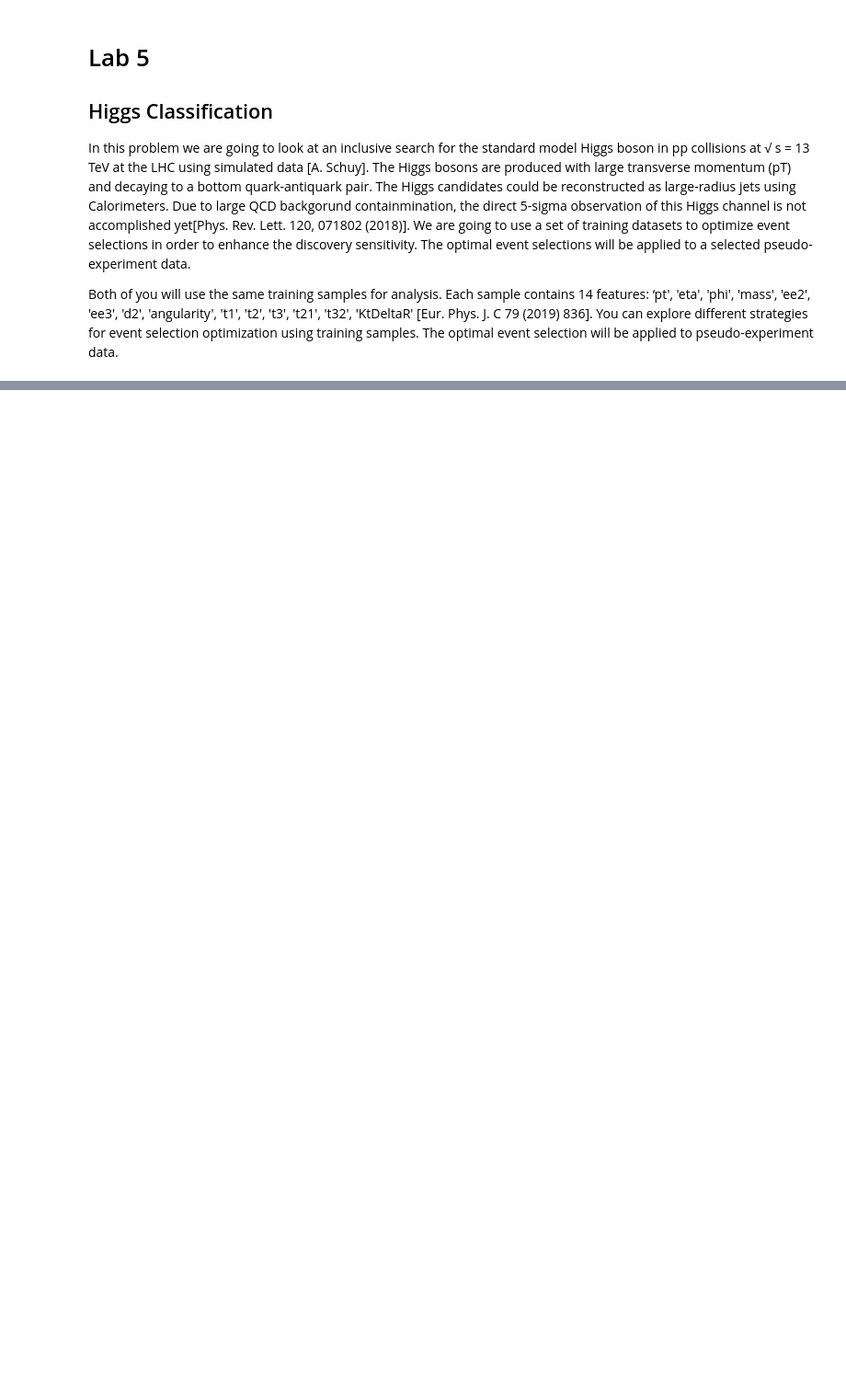
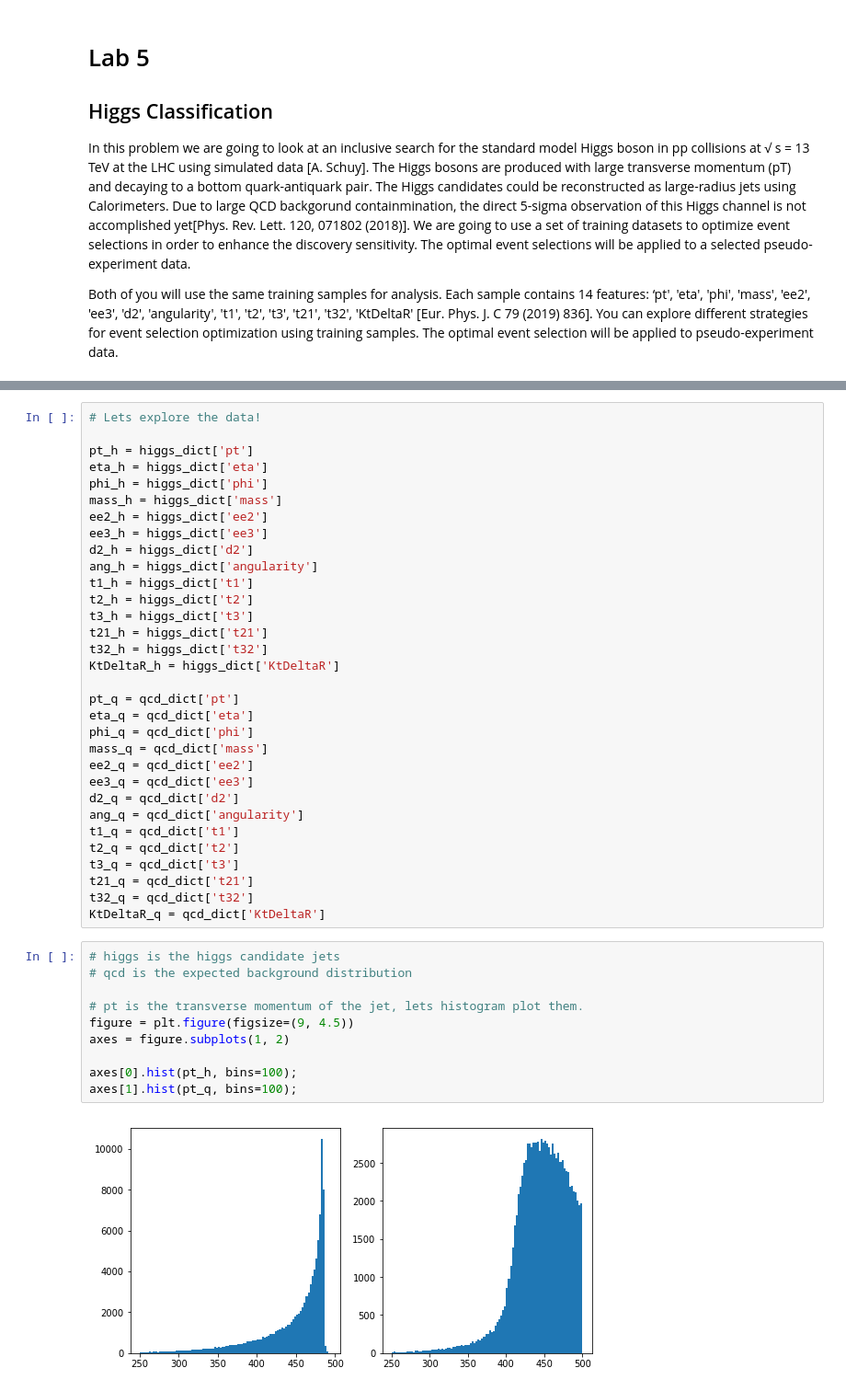
Before and after one commit to AdamK42/physics-434, a Jupyter notebook: lab5/lab5.ipynb, the cells around one changed output, grey strips where cells are left out. Shown at 92% size. Cells and saved outputs as stored; diff of their text form; blank space fills up the shorter version.

Commit message:
Complete up to ee2 histogram

```diff
--- a/lab5/lab5.ipynb
+++ b/lab5/lab5.ipynb
@@ -34,0 +28,44 @@ Pseudo-experiment test Using your optimized event selection, hunt for your signa
+# %%
+# Lets explore the data!
+
+pt_h = higgs_dict['pt']
+eta_h = higgs_dict['eta']
+phi_h = higgs_dict['phi']
+mass_h = higgs_dict['mass']
+ee2_h = higgs_dict['ee2']
+ee3_h = higgs_dict['ee3']
+d2_h = higgs_dict['d2']
+ang_h = higgs_dict['angularity']
+t1_h = higgs_dict['t1']
+t2_h = higgs_dict['t2']
+t3_h = higgs_dict['t3']
+t21_h = higgs_dict['t21']
+t32_h = higgs_dict['t32']
+KtDeltaR_h = higgs_dict['KtDeltaR']
+
+pt_q = qcd_dict['pt']
+eta_q = qcd_dict['eta']
+phi_q = qcd_dict['phi']
+mass_q = qcd_dict['mass']
+ee2_q = qcd_dict['ee2']
+ee3_q = qcd_dict['ee3']
+d2_q = qcd_dict['d2']
+ang_q = qcd_dict['angularity']
+t1_q = qcd_dict['t1']
+t2_q = qcd_dict['t2']
+t3_q = qcd_dict['t3']
+t21_q = qcd_dict['t21']
+t32_q = qcd_dict['t32']
+KtDeltaR_q = qcd_dict['KtDeltaR']
+# %%
+# higgs is the higgs candidate jets
+# qcd is the expected background distribution
+
+# pt is the transverse momentum of the jet, lets histogram plot them.
+figure = plt.figure(figsize=(9, 4.5))
+axes = figure.subplots(1, 2)
+
+axes[0].hist(pt_h, bins=100);
+axes[1].hist(pt_q, bins=100);
+# %% [output]
+[figure, added]
```
Also changed, not shown: parts of 29 cells of this notebook.
